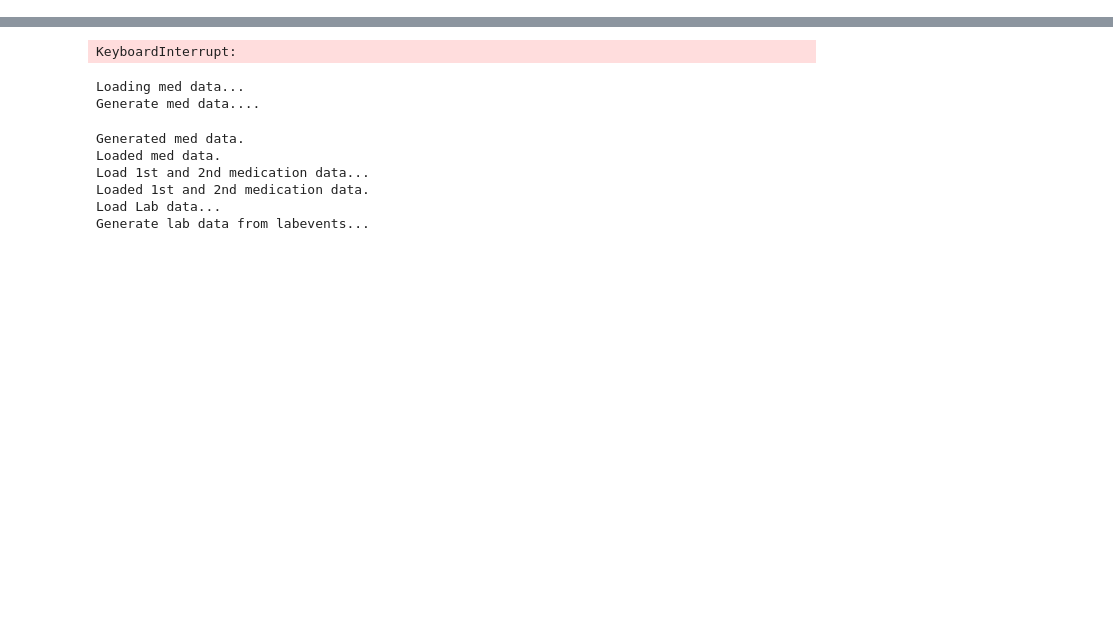
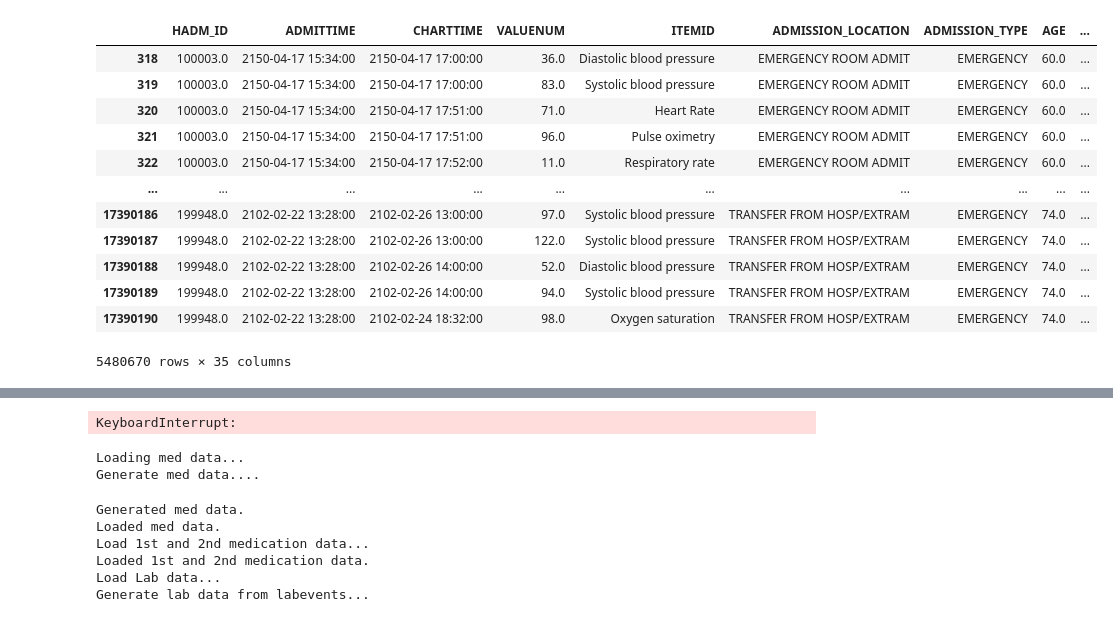
Before and after one commit to dancoster/DrugLab, a Jupyter notebook: main v6 - mimic - vital signs.ipynb, the cells around one changed output, grey strips where cells are left out. Drawn from its saved outputs; the diff is of its cells as text; code cells hidden in the pictures; blank space fills up the shorter version.

```diff
--- a/main v6 - mimic - vital signs.ipynb
+++ b/main v6 - mimic - vital signs.ipynb
@@ -65,3 +164,19 @@ KeyboardInterrupt:
+# %%
+m_labs
+# %% [output]
+|  | HADM_ID | ADMITTIME | CHARTTIME | VALUENUM | ITEMID | ADMISSION_LOCATION | ADMISSION_TYPE | AGE | ... |
+| 318 | 100003.0 | 2150-04-17 15:34:00 | 2150-04-17 17:00:00 | 36.0 | Diastolic blood pressure | EMERGENCY ROOM ADMIT | EMERGENCY | 60.0 | ... |
+| 319 | 100003.0 | 2150-04-17 15:34:00 | 2150-04-17 17:00:00 | 83.0 | Systolic blood pressure | EMERGENCY ROOM ADMIT | EMERGENCY | 60.0 | ... |
+| 320 | 100003.0 | 2150-04-17 15:34:00 | 2150-04-17 17:51:00 | 71.0 | Heart Rate | EMERGENCY ROOM ADMIT | EMERGENCY | 60.0 | ... |
+| 321 | 100003.0 | 2150-04-17 15:34:00 | 2150-04-17 17:51:00 | 96.0 | Pulse oximetry | EMERGENCY ROOM ADMIT | EMERGENCY | 60.0 | ... |
+| 322 | 100003.0 | 2150-04-17 15:34:00 | 2150-04-17 17:52:00 | 11.0 | Respiratory rate | EMERGENCY ROOM ADMIT | EMERGENCY | 60.0 | ... |
+| ... | ... | ... | ... | ... | ... | ... | ... | ... | ... |
+| 17390186 | 199948.0 | 2102-02-22 13:28:00 | 2102-02-26 13:00:00 | 97.0 | Systolic blood pressure | TRANSFER FROM HOSP/EXTRAM | EMERGENCY | 74.0 | ... |
+| 17390187 | 199948.0 | 2102-02-22 13:28:00 | 2102-02-26 13:00:00 | 122.0 | Systolic blood pressure | TRANSFER FROM HOSP/EXTRAM | EMERGENCY | 74.0 | ... |
+| 17390188 | 199948.0 | 2102-02-22 13:28:00 | 2102-02-26 14:00:00 | 52.0 | Diastolic blood pressure | TRANSFER FROM HOSP/EXTRAM | EMERGENCY | 74.0 | ... |
+| 17390189 | 199948.0 | 2102-02-22 13:28:00 | 2102-02-26 14:00:00 | 94.0 | Systolic blood pressure | TRANSFER FROM HOSP/EXTRAM | EMERGENCY | 74.0 | ... |
+| 17390190 | 199948.0 | 2102-02-22 13:28:00 | 2102-02-24 18:32:00 | 98.0 | Oxygen saturation | TRANSFER FROM HOSP/EXTRAM | EMERGENCY | 74.0 | ... |
+5480670 rows × 35 columns
 # %%
 m_labs = m_labs.reset_index().drop(columns=["index"])
 m_labs
```
Also changed, not shown: parts of 8 cells of this notebook, 3 other files.
